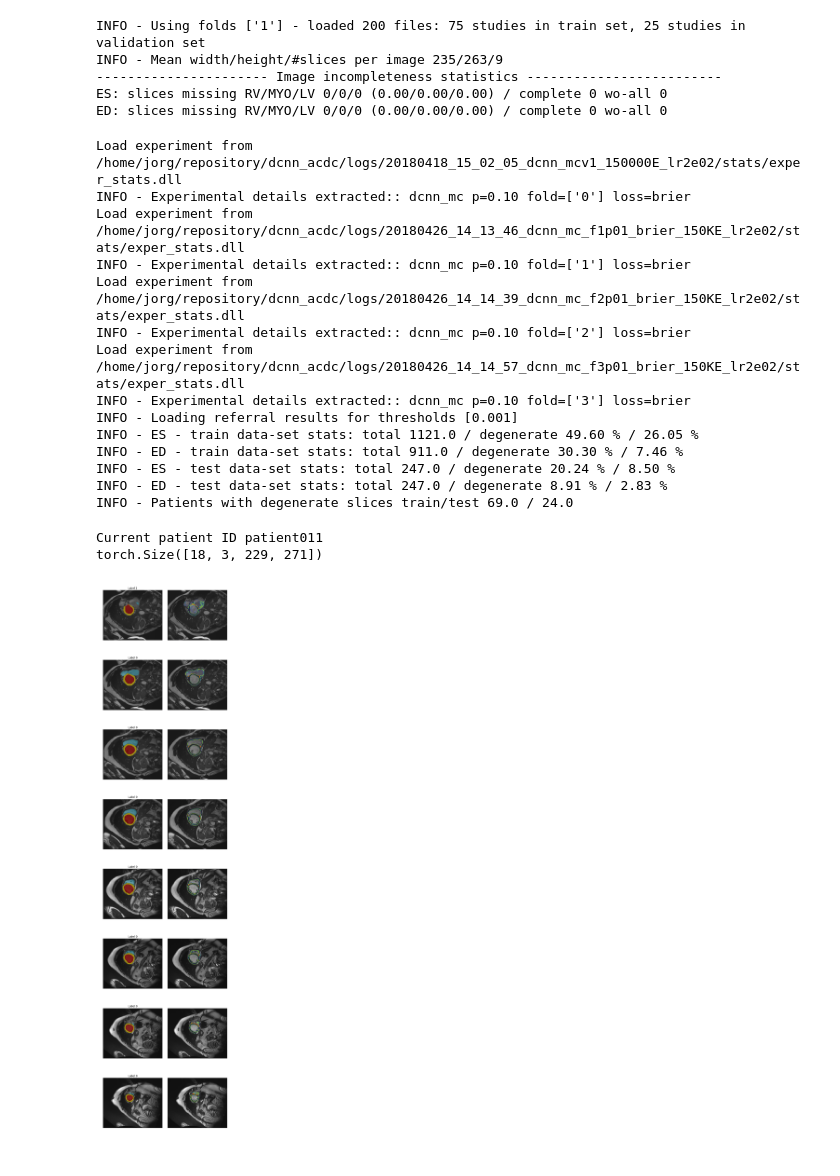
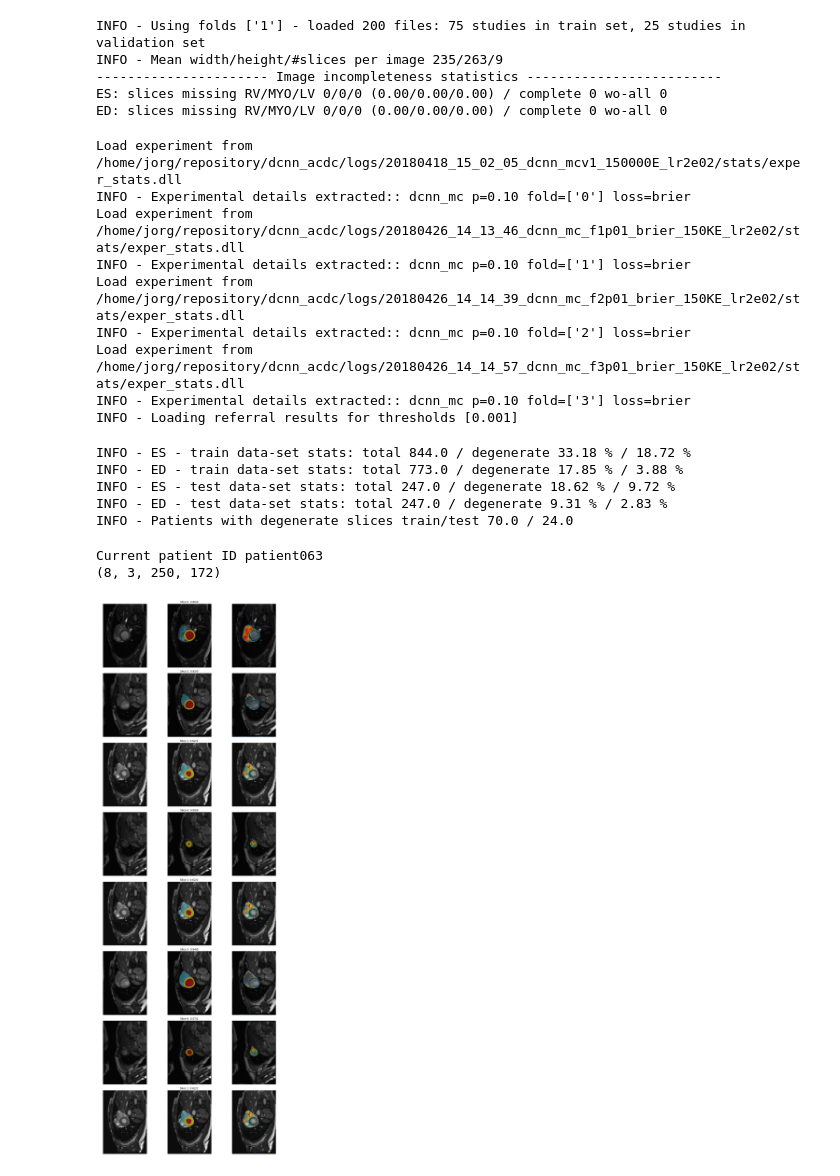
Before and after one commit to toologicbv/dcnn_acdc, a Jupyter notebook: notebooks/exper_slice_detector.ipynb, the cells around one changed output. Saved outputs shown, nothing was run; the diff lists cells and outputs as text; code cells hidden in the pictures.

Commit message:
slice detector with rotation-augmentation during batch works

```diff
--- a/notebooks/exper_slice_detector.ipynb
+++ b/notebooks/exper_slice_detector.ipynb
@@ -128,7 +131,7 @@ Load experiment from /home/jorg/repository/dcnn_acdc/logs/20180703_18_13_51_dcnn
 Model name: dcnn_mc p=0.10 fold=1 loss=cross-entropy
 -------------------------------------------------------------------------
 # %%
-exper_hdl = exper_hdl_mc01_softdice
+exper_hdl = exper_hdl_mc01_brier
 dataset = ACDC2017DataSet(exper_hdl.exper.config, search_mask=config.dflt_image_name + ".mhd",
                               fold_ids=exper_hdl.exper.run_args.fold_ids, preprocess=False,
                               debug=exper_hdl.exper.run_args.quick_run, do_augment=False,
@@ -146,7 +149,8 @@ from in_out.dataset_slice_detector import create_dataset
 
 seg_exper_dict = ExperHandlerEnsemble(exp_mc01_brier)
 
-detect_dataset = create_dataset(dataset, seg_exper_dict, type_of_map="e_map")
+detect_dataset = create_dataset(dataset, seg_exper_dict, type_of_map="u_map", degenerate_type="mean",
+                                extra_augs=1, aug_rotations=False)
 del seg_exper_dict
 # %% [output]
 Load experiment from /home/jorg/repository/dcnn_acdc/logs/20180418_15_02_05_dcnn_mcv1_150000E_lr2e02/stats/exper_stats.dll
@@ -158,11 +162,11 @@ INFO - Experimental details extracted:: dcnn_mc p=0.10 fold=['2'] loss=brier
 Load experiment from /home/jorg/repository/dcnn_acdc/logs/20180426_14_14_57_dcnn_mc_f3p01_brier_150KE_lr2e02/stats/exper_stats.dll
 INFO - Experimental details extracted:: dcnn_mc p=0.10 fold=['3'] loss=brier
 INFO - Loading referral results for thresholds [0.001]
-INFO - ES - train data-set stats: total 1121.0 / degenerate 49.60 % / 26.05 %
-INFO - ED - train data-set stats: total 911.0 / degenerate 30.30 % / 7.46 %
-INFO - ES - test data-set stats: total 247.0 / degenerate 20.24 % / 8.50 %
-INFO - ED - test data-set stats: total 247.0 / degenerate 8.91 % / 2.83 %
-INFO - Patients with degenerate slices train/test 69.0 / 24.0
+INFO - ES - train data-set stats: total 844.0 / degenerate 33.18 % / 18.72 %
+INFO - ED - train data-set stats: total 773.0 / degenerate 17.85 % / 3.88 %
+INFO - ES - test data-set stats: total 247.0 / degenerate 18.62 % / 9.72 %
+INFO - ED - test data-set stats: total 247.0 / degenerate 9.31 % / 2.83 %
+INFO - Patients with degenerate slices train/test 70.0 / 24.0
 # %%
 from utils.dslices.batch_handler import BatchHandler as BatchHandlerSD
 
@@ -174,38 +178,52 @@ def transparent_cmap(cmap, N=255):
         mycmap._lut[:, -1] = np.linspace(0, 0.8, N + 4)
         return mycmap
 
 mycmap = transparent_cmap(plt.get_cmap('jet'))
 batch_size = 8
 
-new_batch = BatchHandlerSD(data_set=detect_dataset, is_train=False, cuda=False)
-x_input, y_lbl = new_batch(batch_size=batch_size, backward_freq=1, patient_id="patient011")
+new_batch = BatchHandlerSD(data_set=detect_dataset, is_train=True, cuda=False)
+x_input, y_lbl, y_extra_lbl = new_batch(batch_size=batch_size, backward_freq=1, patient_id=None)
+x_input = x_input.numpy()
+y_lbl = y_lbl.numpy()
 print("Current patient ID {}".format(new_batch.current_patient_id))
 print(x_input.shape)
+if batch_size is None:
+    batch_size = x_input.shape[0]
+    print("WARNING - setting batch size to {}".format(batch_size))
 rows = batch_size * 2
 columns = 6
 height = 3 * rows
 width = 16
 
 fig = plt.figure(figsize=(width, height))
 row = 0
 
+# rotate stuff
+# x_input = np.rot90(x_input, k=2, axes=(2,3))
+
 for b in np.arange(batch_size):
     img_slice = x_input[b, 0]
     seg_mask = x_input[b, 1]
     u_map = x_input[b, 2]
+    slice_id = int(y_extra_lbl[b, 1])
+    dice_slice = y_extra_lbl[b, 2]
     ax1 = plt.subplot2grid((rows, columns), (row, 0), rowspan=2, colspan=2)
     ax1.imshow(img_slice, cmap=cm.gray)
-    ax1.set_title("Label {}".format(y_lbl[b]))
     plt.axis("off")
     ax2 = plt.subplot2grid((rows, columns), (row, 2), rowspan=2, colspan=2)
     ax2.imshow(img_slice, cmap=cm.gray)
-    ax2_plot = ax2.imshow(u_map, cmap=mycmap)
+    ax2.set_title("Slice {}: {:.2f}/{} ".format(slice_id, dice_slice, y_lbl[b]))
+    ax2.imshow(seg_mask, cmap=cm.jet)
     plt.axis("off")
     ax3 = plt.subplot2grid((rows, columns), (row, 4), rowspan=2, colspan=2)
-    ax1.imshow(seg_mask, cmap=cm.jet)
+    ax3.imshow(img_slice, cmap=cm.gray)
+    ax3_plot = ax3.imshow(u_map, cmap=mycmap)
+    plt.axis("off")
+
+
     plt.axis("off")
     row += 2
 # %% [output]
-Current patient ID patient011
-torch.Size([18, 3, 229, 271])
+Current patient ID patient063
+(8, 3, 250, 172)
-[figure, old version]
+[figure, new version]
```
Also changed, not shown: parts of 1 cell of this notebook, 9 other files.
